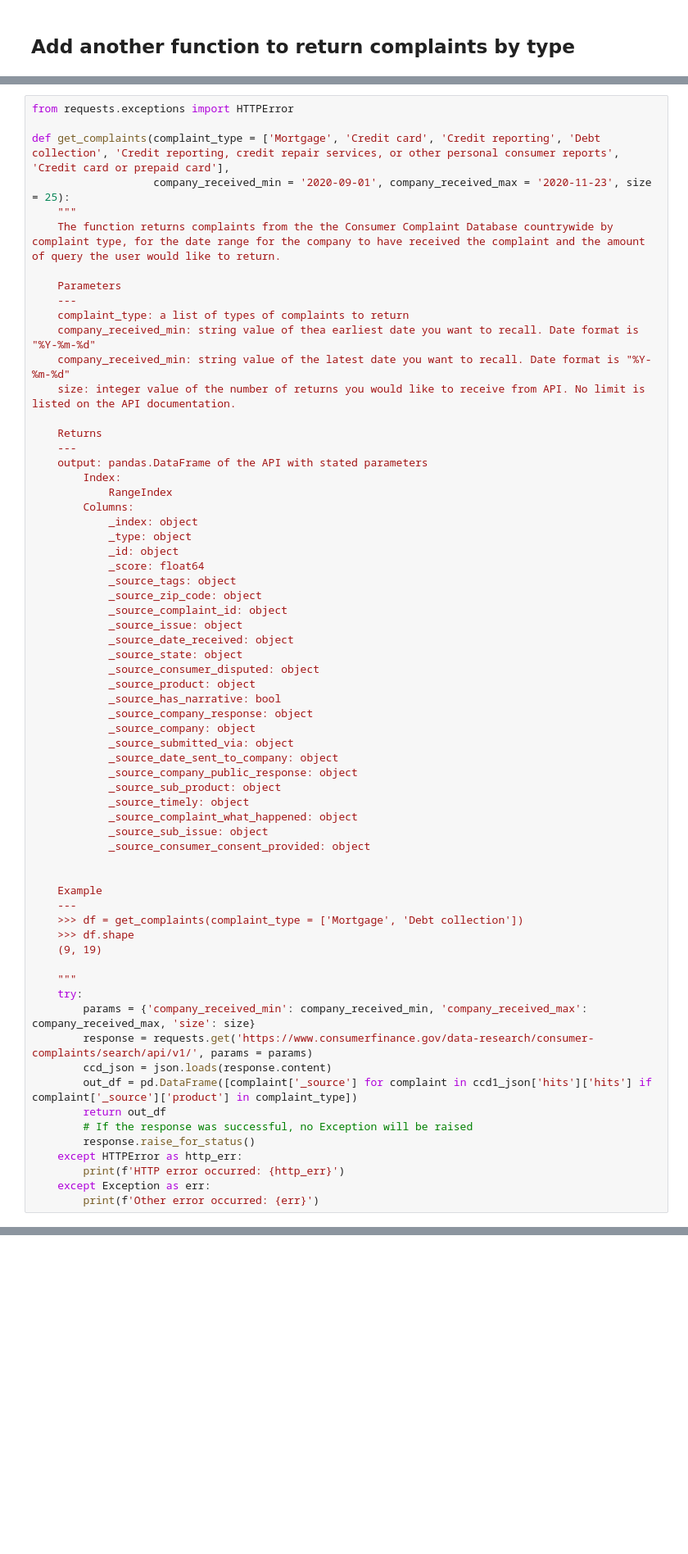
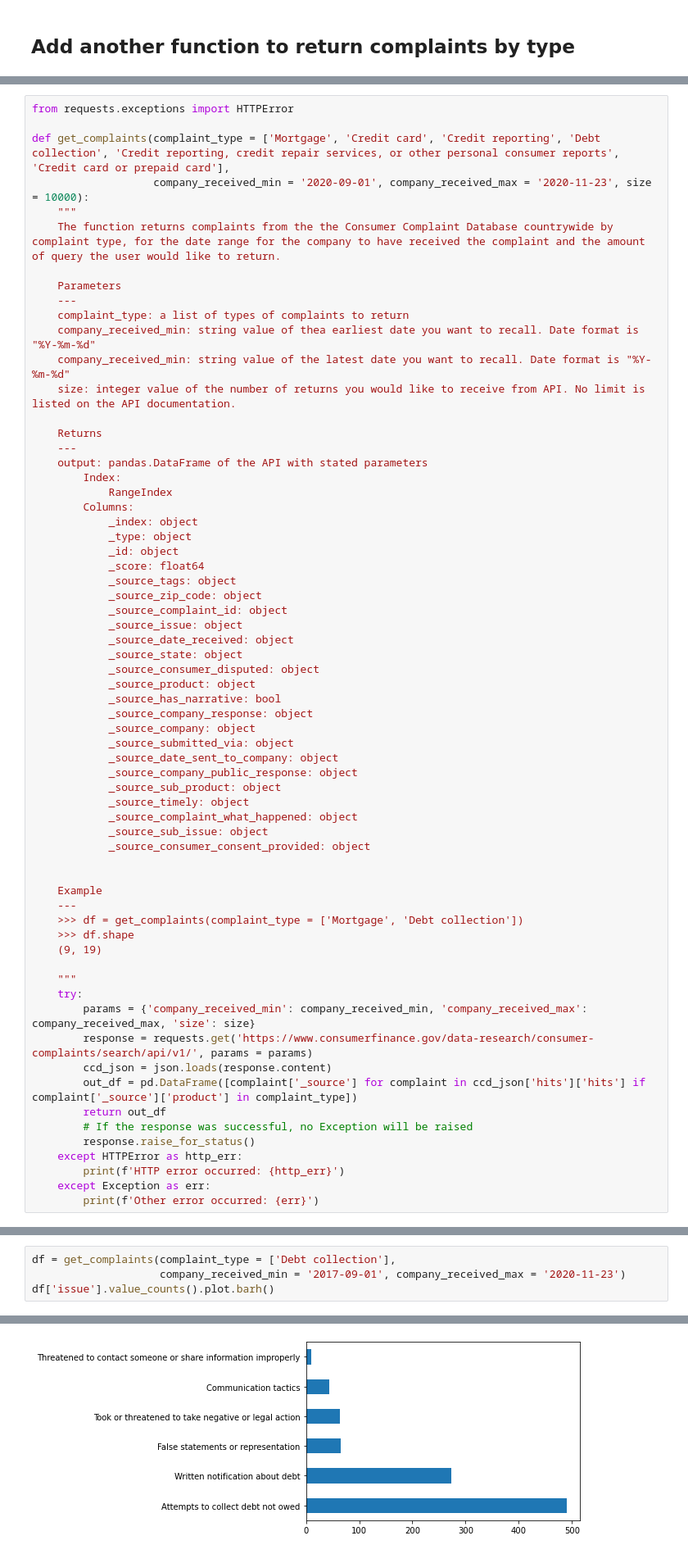
Before and after one commit to QMSS-GR5069-Spring-2022/gr5069-homework-2-elliotttrio, a Jupyter notebook: MDS_Homework8/homework8_eat2153.ipynb, the cells around one changed output, grey strips where cells are left out. Shown: that part at 82% size. Saved outputs shown, nothing was run; the diff lists cells and outputs as text; blank space fills up the shorter version.

Commit message:
add visualization for issue types

```diff
--- a/MDS_Homework8/homework8_eat2153.ipynb
+++ b/MDS_Homework8/homework8_eat2153.ipynb
@@ -289,7 +289,7 @@ get_state_complaints()
 from requests.exceptions import HTTPError
 
 def get_complaints(complaint_type = ['Mortgage', 'Credit card', 'Credit reporting', 'Debt collection', 'Credit reporting, credit repair services, or other personal consumer reports', 'Credit card or prepaid card'],
-                   company_received_min = '2020-09-01', company_received_max = '2020-11-23', size = 25):
+                   company_received_min = '2020-09-01', company_received_max = '2020-11-23', size = 10000):
     """
     The function returns complaints from the the Consumer Complaint Database countrywide by complaint type, for the date range for the company to have received the complaint and the amount of query the user would like to return.
 
@@ -342,7 +342,7 @@ def get_complaints(complaint_type = ['Mortgage', 'Credit card', 'Credit reportin
         params = {'company_received_min': company_received_min, 'company_received_max': company_received_max, 'size': size}
         response = requests.get('https://www.consumerfinance.gov/data-research/consumer-complaints/search/api/v1/', params = params)
         ccd_json = json.loads(response.content)
-        out_df = pd.DataFrame([complaint['_source'] for complaint in ccd1_json['hits']['hits'] if complaint['_source']['product'] in complaint_type])
+        out_df = pd.DataFrame([complaint['_source'] for complaint in ccd_json['hits']['hits'] if complaint['_source']['product'] in complaint_type])
         return out_df
         # If the response was successful, no Exception will be raised
         response.raise_for_status()
@@ -365,0 +372,5 @@ get_complaints(complaint_type = ['Mortgage', 'Debt collection'])
+# %%
+df = get_complaints(complaint_type = ['Debt collection'],
+                    company_received_min = '2017-09-01', company_received_max = '2020-11-23')
+df['issue'].value_counts().plot.barh()
+# %% [output]
@@ -365,0 +378 @@ get_complaints(complaint_type = ['Mortgage', 'Debt collection'])
+[figure, added]
```
Also changed, not shown: parts of 6 cells of this notebook.
